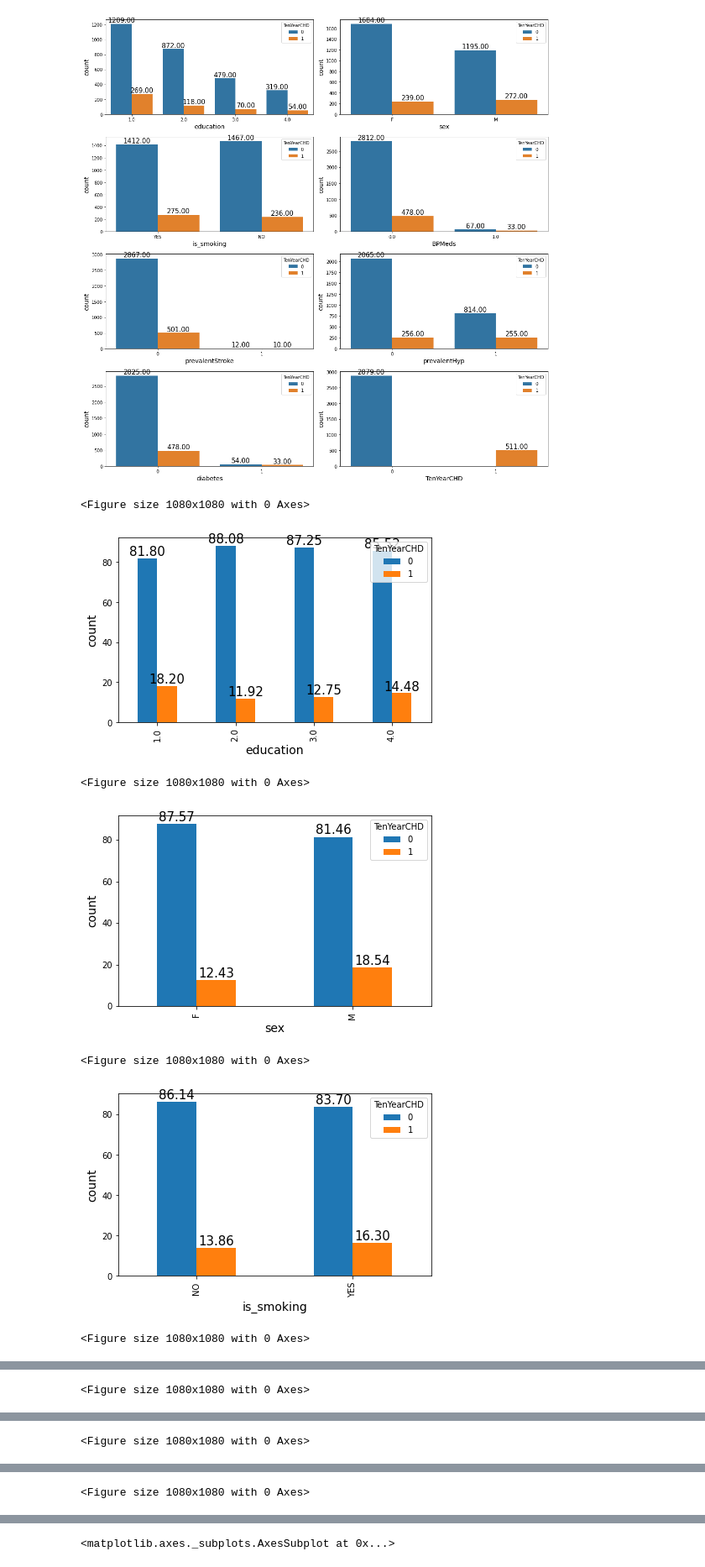
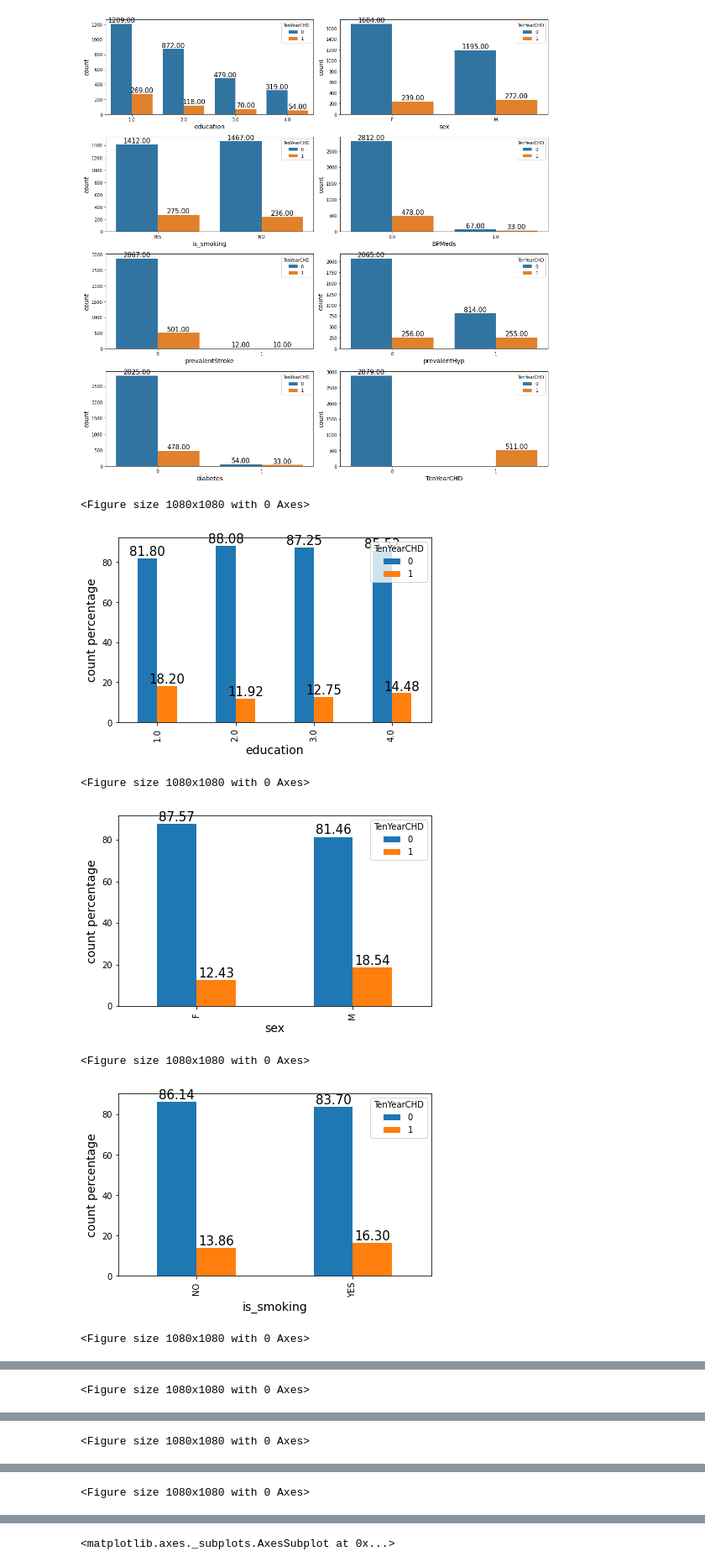
Before and after one commit to dkd99/Cardiovascular-Risk-prediction, a Jupyter notebook: Welcome_To_Colaboratory.ipynb, the cells around one changed output, grey strips where cells are left out. Shown at 84% size. Drawn from its saved outputs; the diff is of its cells as text; code cells hidden in the pictures.

```diff
--- a/Welcome_To_Colaboratory.ipynb
+++ b/Welcome_To_Colaboratory.ipynb
@@ -400,37 +411,37 @@ for i in nominal_features[:7]:
   plt.figure(figsize=(15, 15))
 
 
 
   # Defining the values for x-axis, y-axis
   # and from which dataframe the values are to be picked
   totals = df[[i,'TenYearCHD']].groupby([i,'TenYearCHD']).size().unstack('TenYearCHD').sum(axis=1)
   plots = ((df[[i,'TenYearCHD']].groupby([i,'TenYearCHD']).size().unstack('TenYearCHD').T/totals).T*100).plot(kind='bar')
 
   # Iterrating over the bars one-by-one
   for bar in plots.patches:
     # Using Matplotlib's annotate function and
     # passing the coordinates where the annotation shall be done
     # x-coordinate: bar.get_x() + bar.get_width() / 2
     # y-coordinate: bar.get_height()
     # free space to be left to make graph pleasing: (0, 8)
     # ha and va stand for the horizontal and vertical alignment
 	  plots.annotate(format(bar.get_height(), '.2f'),
 				(bar.get_x() + bar.get_width() / 2,
 					bar.get_height()), ha='center', va='center',
 				size=15, xytext=(0, 8),
 				textcoords='offset points')
 
   # Setting the label for x-axis
   plt.xlabel(i, size=14)
 
   # Setting the label for y-axis
-  plt.ylabel('count', size=14)
+  plt.ylabel('count percentage', size=14)
   plt.tight_layout()
 # %% [output]
 <Figure size 1080x1080 with 0 Axes>
-[figure, old version]
+[figure, new version]
 <Figure size 1080x1080 with 0 Axes>
-[figure, old version]
+[figure, new version]
 <Figure size 1080x1080 with 0 Axes>
-[figure, old version]
+[figure, new version]
 <Figure size 1080x1080 with 0 Axes>
```
Also changed, not shown: parts of 59 cells of this notebook.
